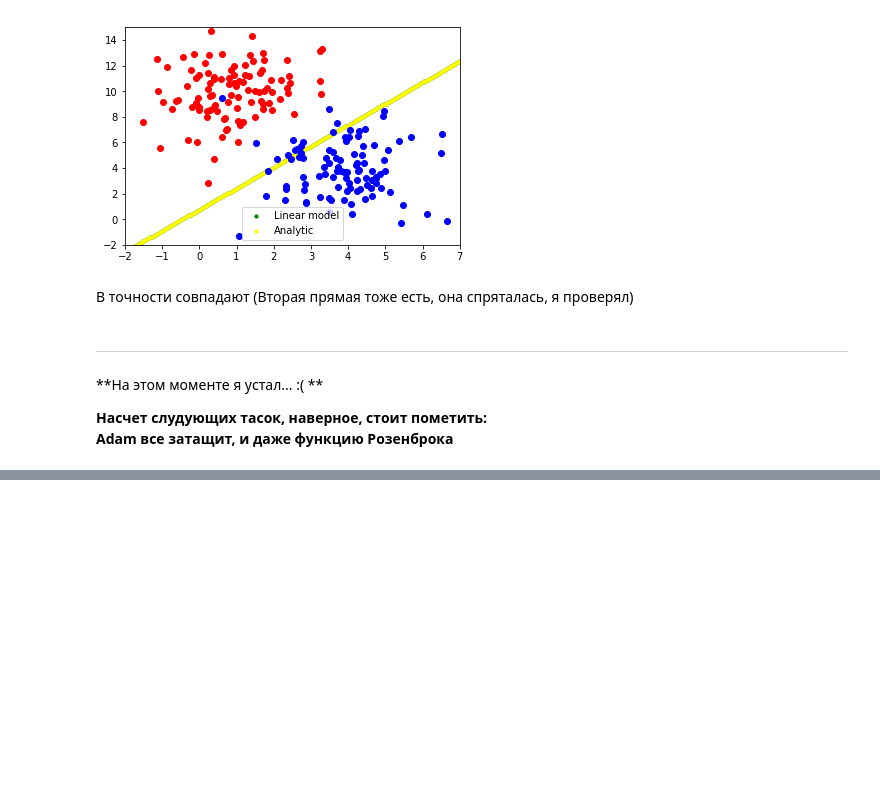
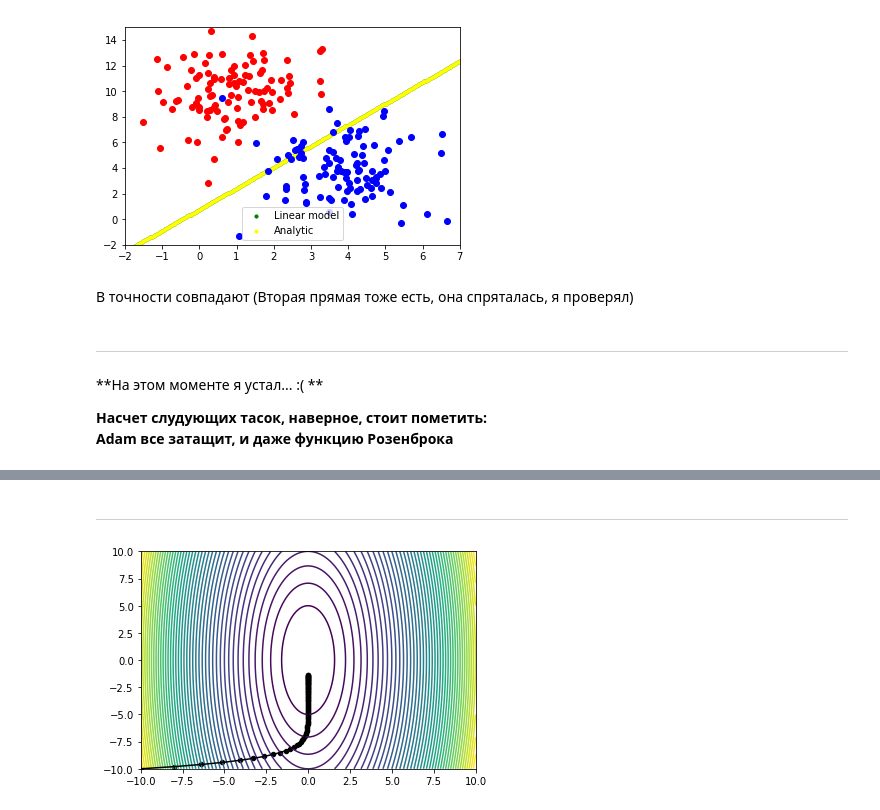
Before and after one commit to ElDmitro/ML-Projects-Labs, a Jupyter notebook: Exercise 1.ipynb, the cells around one changed output, grey strips where cells are left out. Cells and saved outputs as stored; diff of their text form; code cells hidden in the pictures; blank space fills up the shorter version.

```diff
--- a/Exercise 1.ipynb
+++ b/Exercise 1.ipynb
@@ -504,0 +514,33 @@ Adam все затащит, и даже функцию Розенброка**
+# %% [markdown]
+---
+# %%
+x = np.linspace(-10, 10, 1000)
+y = np.linspace(-10, 10, 1000)
+x, y = np.meshgrid(x, y)
+
+q = lambda x, y: 10 * (x ** 2) + y ** 2
+q = np.vectorize(q)
+
+z = q(x, y)
+# %%
+g = lambda pos: np.array((20 * pos[0], 2 * pos[1]))
+# %%
+epochs = 100
+pos_prev = pos = (-10, -10)
+LR = 0.01
+
+plt.xlim(-10, 10)
+plt.ylim(-10, 10)
+plt.contour(x, y, z, 50)
+
+for i in range(1, epochs):
+    plt.scatter(pos[0], pos[1], s=20, c='black')
+    plt.plot((pos[0], pos_prev[0]), (pos[1], pos_prev[1]),c='black')
+
+    pos_prev = pos
+    pos = GD_step(pos, g, i, LR)
+
+    if (pos[0] is None):
+        break
+# %% [output]
+[figure, added]
```
Also changed, not shown: parts of 8 cells of this notebook.
